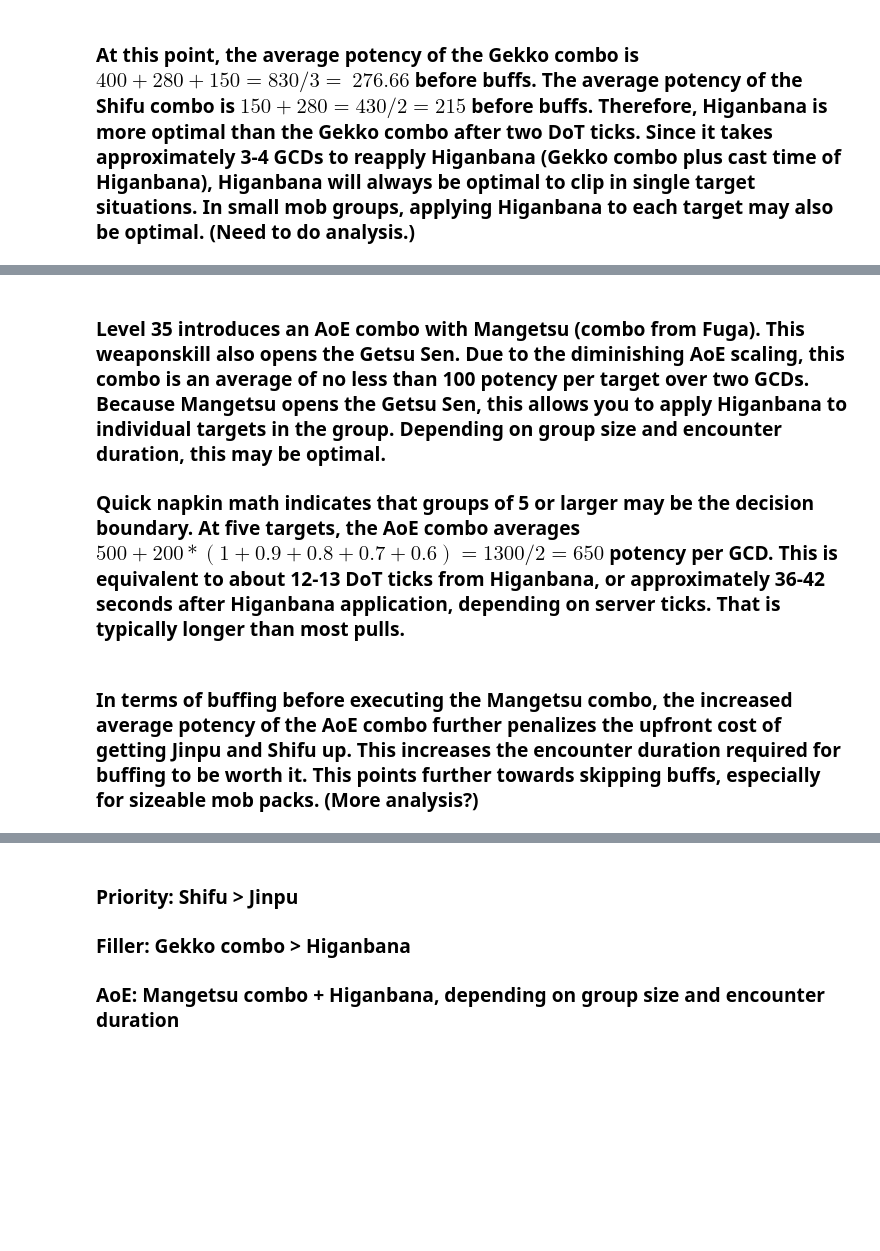
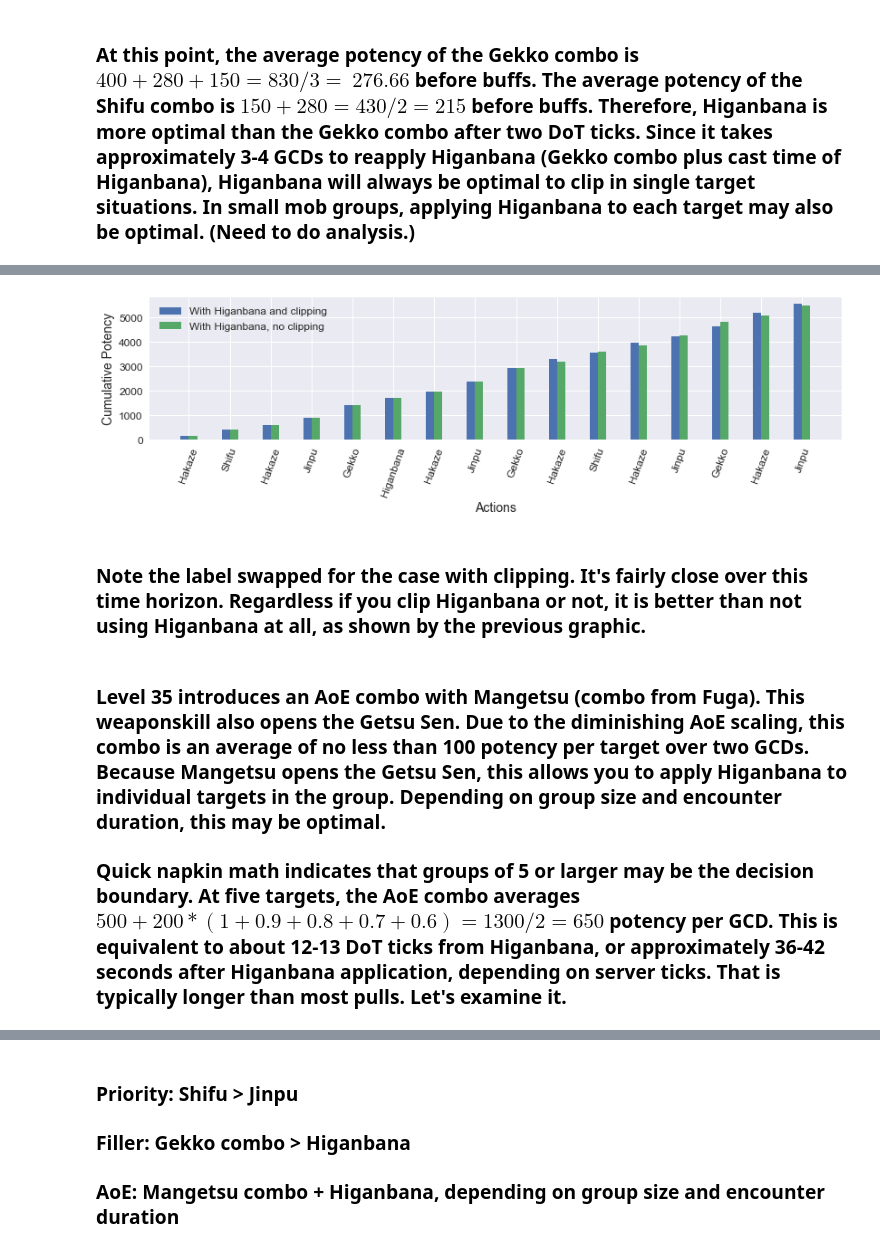
Before and after one commit to rconcep/ffxiv, a Jupyter notebook: sam-by-the-numbers.ipynb, the cells around one changed output, grey strips where cells are left out. Saved outputs shown, nothing was run; the diff lists cells and outputs as text; code cells hidden in the pictures; blank space fills up the shorter version.

```diff
--- a/sam-by-the-numbers.ipynb
+++ b/sam-by-the-numbers.ipynb
@@ -332,0 +358,23 @@ compare_potencies([df2_ext, df3_ext], ['Jinpu and Shifu combos', 'With Higanbana
+# %%
+sam = Samurai()
+
+actions = [('Hakaze', sam.hakaze()),
+           ('Shifu', sam.shifu()),
+           ('Hakaze', sam.hakaze()),
+           ('Jinpu', sam.jinpu()),
+           ('Gekko', sam.gekko()),
+           ('Higanbana', sam.higanbana()),
+           ('Hakaze', sam.hakaze()+sam.higanbana_dot()),
+           ('Jinpu', sam.jinpu()+sam.higanbana_dot()),
+           ('Gekko', sam.gekko()+sam.higanbana_dot()),
+           ('Hakaze', sam.hakaze()+sam.higanbana_dot()),
+           ('Shifu', sam.jinpu()+sam.higanbana_dot()),
+           ('Hakaze', sam.hakaze()+sam.higanbana_dot()),
+           ('Jinpu', sam.jinpu()+sam.higanbana_dot()),
+           ('Gekko', sam.gekko()+sam.higanbana_dot()),
+           ('Hakaze', sam.hakaze()+sam.higanbana_dot()),
+           ('Jinpu', sam.jinpu()+sam.higanbana_dot())]
+# %%
+df3_ext2 = pd.DataFrame(actions, columns=['action', 'potency'])
+df3_ext2['total potency'] = df3_ext2['potency'].cumsum(axis=0)
+display(df3_ext2)
@@ -333,6 +399,10 @@ compare_potencies([df2_ext, df3_ext], ['Jinpu and Shifu combos', 'With Higanbana
+# %%
+compare_potencies([df3_ext, df3_ext2], ['With Higanbana and clipping', 'With Higanbana, no clipping'])
+# %% [output]
+[figure, added]
+# %% [markdown]
+### Note the label swapped for the case with clipping. It's fairly close over this time horizon. Regardless if you clip Higanbana or not, it is better than not using Higanbana at all, as shown by the previous graphic.
 # %% [markdown]
 ### Level 35 introduces an AoE combo with Mangetsu (combo from Fuga). This weaponskill also opens the Getsu Sen. Due to the diminishing AoE scaling, this combo is an average of no less than 100 potency per target over two GCDs. Because Mangetsu opens the Getsu Sen, this allows you to apply Higanbana to individual targets in the group. Depending on group size and encounter duration, this may be optimal.
 
-### Quick napkin math indicates that groups of 5 or larger may be the decision boundary. At five targets, the AoE combo averages $500+200*(1+0.9+0.8+0.7+0.6)=1300/2=650$ potency per GCD. This is equivalent to about 12-13 DoT ticks from Higanbana, or approximately 36-42 seconds after Higanbana application, depending on server ticks. That is typically longer than most pulls.
+### Quick napkin math indicates that groups of 5 or larger may be the decision boundary. At five targets, the AoE combo averages $500+200*(1+0.9+0.8+0.7+0.6)=1300/2=650$ potency per GCD. This is equivalent to about 12-13 DoT ticks from Higanbana, or approximately 36-42 seconds after Higanbana application, depending on server ticks. That is typically longer than most pulls. Let's examine it.
-# %% [markdown]
-### In terms of buffing before executing the Mangetsu combo, the increased average potency of the AoE combo further penalizes the upfront cost of getting Jinpu and Shifu up. This increases the encounter duration required for buffing to be worth it. This points further towards skipping buffs, especially for sizeable mob packs. (More analysis?)
```
Also changed, not shown: parts of 67 cells of this notebook, 6 other files.
